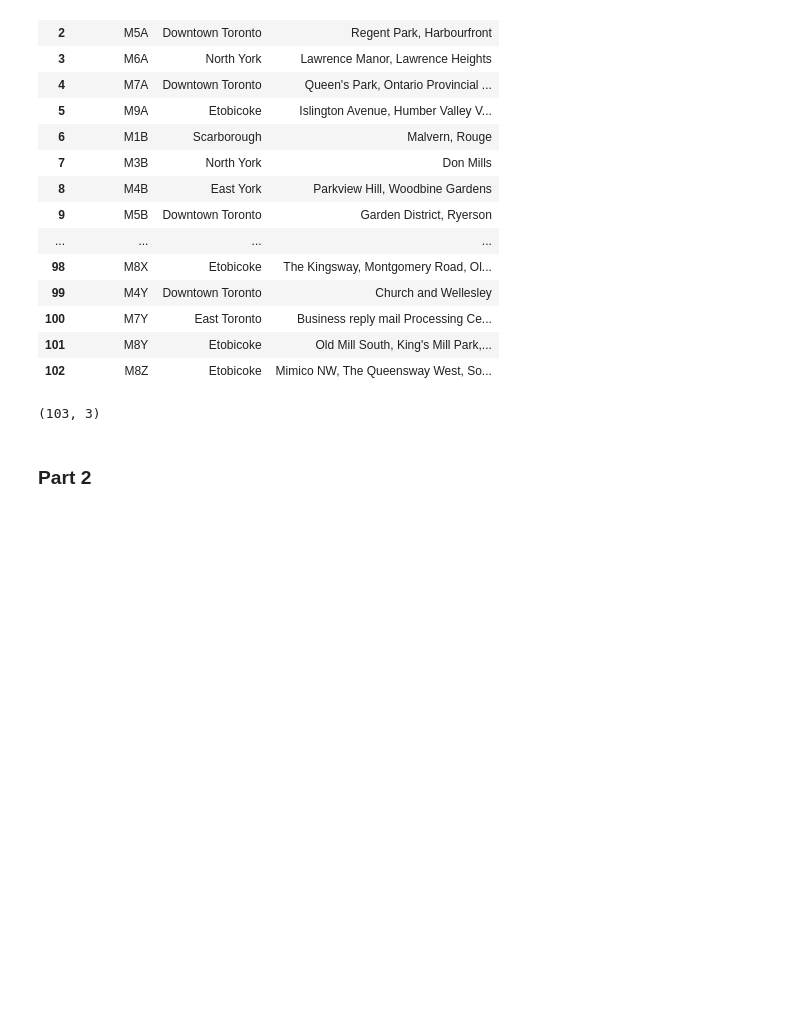
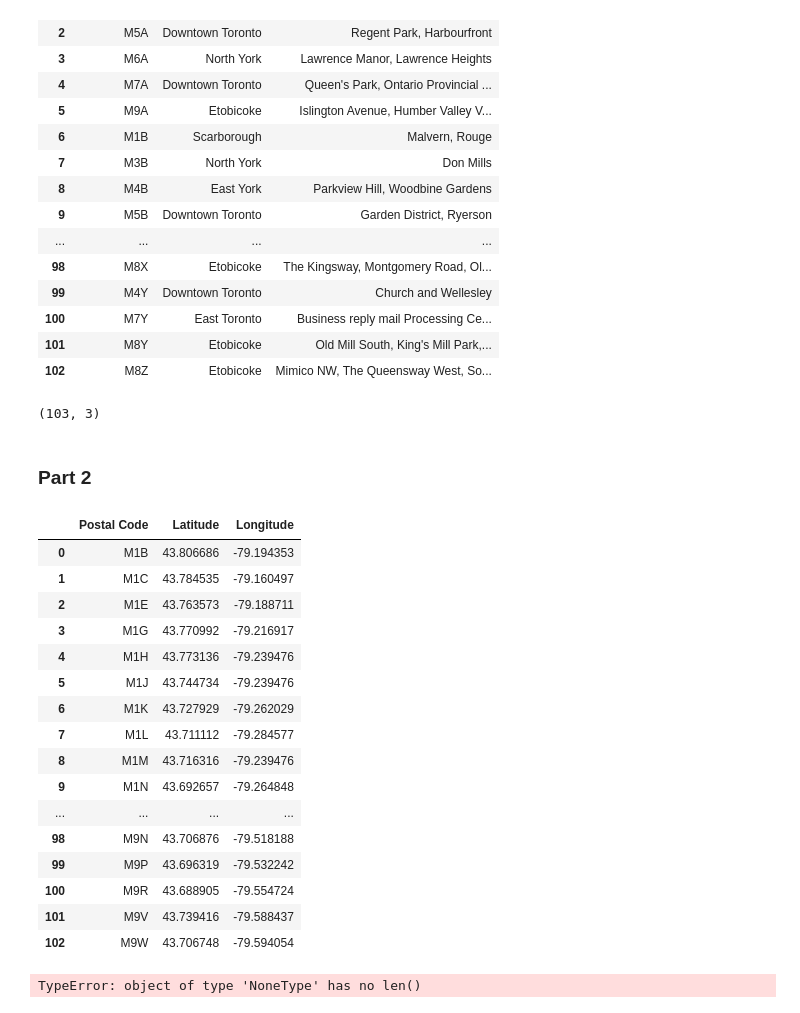
Before and after one commit to chloway/Coursera_Capstone, a Jupyter notebook: Applied Data Science Capstone Notebook.ipynb, the cells around one changed output. Cells and saved outputs as stored; diff of their text form; code cells hidden in the pictures; blank space fills up the shorter version.

```diff
--- a/Applied Data Science Capstone Notebook.ipynb
+++ b/Applied Data Science Capstone Notebook.ipynb
@@ -78,3 +78,30 @@ df_cleaned.shape
 (103, 3)
 # %% [markdown]
 ### Part 2
+# %%
+# Load coordinate data from CSV
+geo_df = pd.read_csv('http://cocl.us/Geospatial_data')
+geo_df
+# %% [output]
+|  | Postal Code | Latitude | Longitude |
+| 0 | M1B | 43.806686 | -79.194353 |
+| 1 | M1C | 43.784535 | -79.160497 |
+| 2 | M1E | 43.763573 | -79.188711 |
+| 3 | M1G | 43.770992 | -79.216917 |
+| 4 | M1H | 43.773136 | -79.239476 |
+| 5 | M1J | 43.744734 | -79.239476 |
+| 6 | M1K | 43.727929 | -79.262029 |
+| 7 | M1L | 43.711112 | -79.284577 |
+| 8 | M1M | 43.716316 | -79.239476 |
+| 9 | M1N | 43.692657 | -79.264848 |
+| ... | ... | ... | ... |
+| 98 | M9N | 43.706876 | -79.518188 |
+| 99 | M9P | 43.696319 | -79.532242 |
+| 100 | M9R | 43.688905 | -79.554724 |
+| 101 | M9V | 43.739416 | -79.588437 |
+| 102 | M9W | 43.706748 | -79.594054 |
+# %%
+df_ll = df_cleaned.merge(geo_df, left_on = 'Postal Code')
+df_ll
+# %% [output]
+TypeError: object of type 'NoneType' has no len()
```
